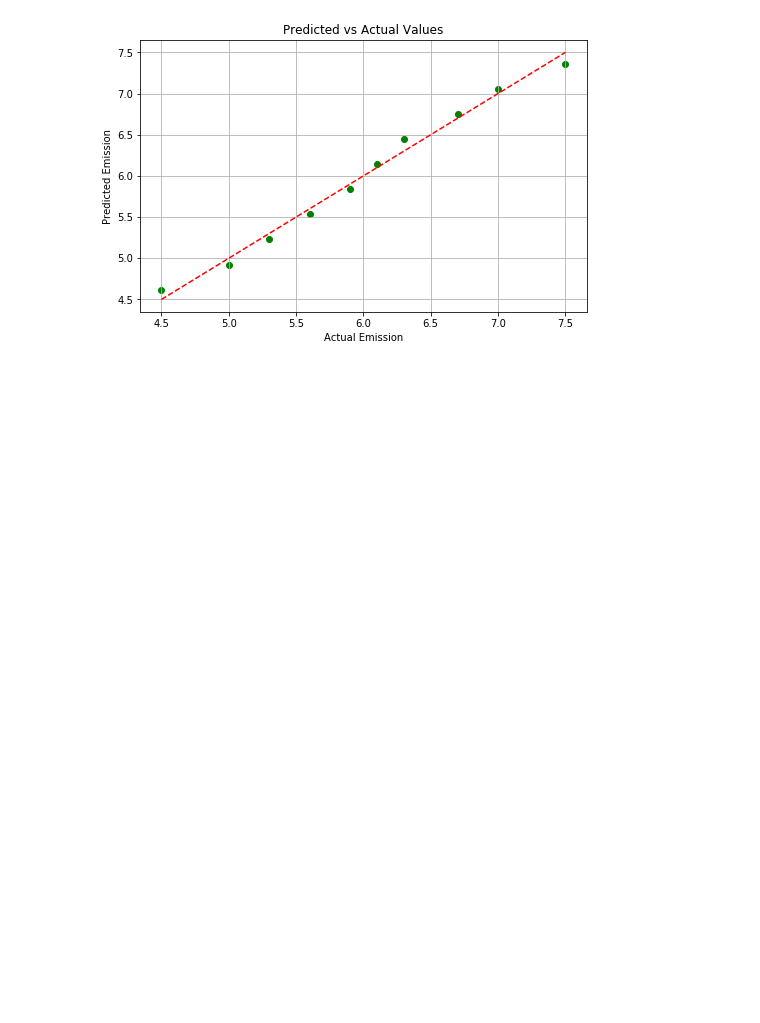
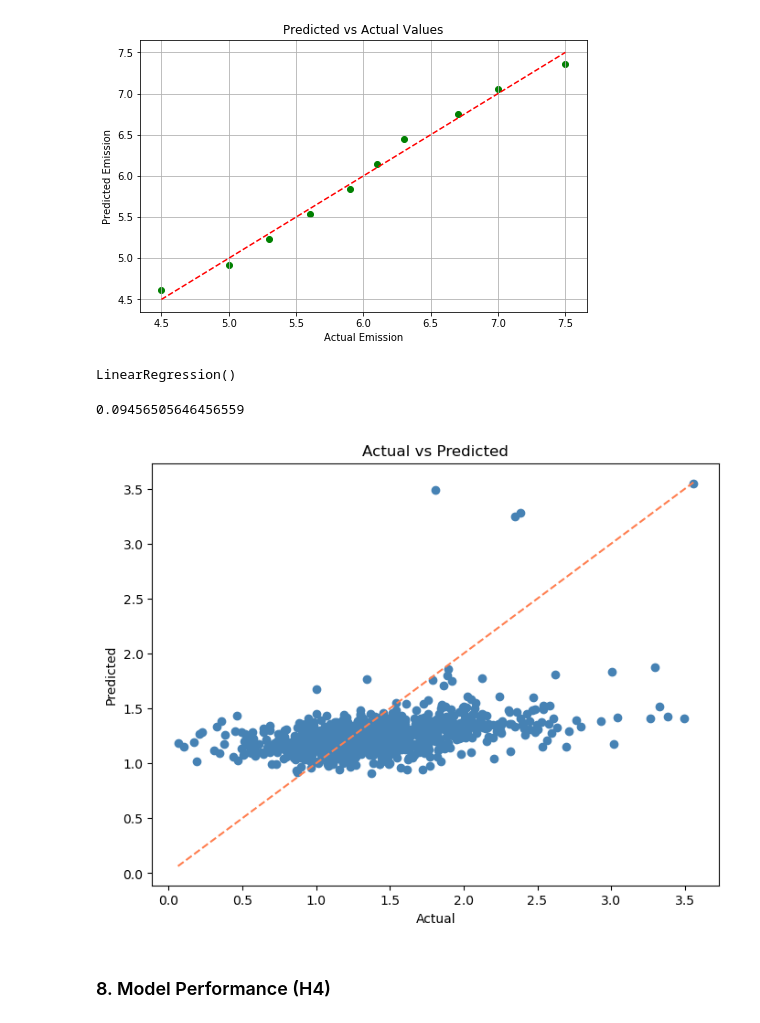
Before and after one commit to Mikateko0926/2401PTDS_Regression_Project, a Jupyter notebook: Regression Project CO2 emissions.ipynb, the cells around one changed output. Drawn from its saved outputs; the diff is of its cells as text; code cells hidden in the pictures; blank space fills up the shorter version.

Commit message:
Update Regression Project CO2 emissions.ipynb
Modeling, insights and model performance.

```diff
--- a/Regression Project CO2 emissions.ipynb
+++ b/Regression Project CO2 emissions.ipynb
@@ -800,0 +822,39 @@ plt.show()
+# %%
+final_df = pd.concat([cat_df,numeric_df], axis =1)
+
+def df_split(final_df, year = 2016):
+    final_df =final_df.copy()
+    x_train = final_df.loc[final_df.Year < year]
+    y_train = x_train["Average Temperature °C"]
+    x_train = x_train.drop(columns ="Average Temperature °C")
+
+    x_test =final_df.loc[final_df.Year >= year]
+    y_test =x_test["Average Temperature °C"]
+    x_test = x_test.drop(columns ="Average Temperature °C")
+    return x_train,y_train,x_test,y_test
+# %%
+x_train,y_train,x_test,y_test = df_split(final_df)
+# %%
+model_1=LinearRegression()
+model_1.fit(x_train,y_train)
+# %% [output]
+LinearRegression()
+# %%
+model_1.score(x_test,y_test)
+# %% [output]
+0.09456505646456559
+# %%
+y_pred = model_1.predict(x_test)
+
+# Plotting actual vs predicted
+plt.figure(figsize=(8, 6))
+plt.scatter(y_test, y_pred, color='steelblue')
+plt.plot([y_test.min(), y_test.max()], [y_test.min(), y_test.max()], linestyle='--', color='coral')
+plt.xlabel('Actual')
+plt.ylabel('Predicted')
+plt.title('Actual vs Predicted')
+plt.show()
+# %% [output]
+[figure, added]
+# %% [markdown]
+### 8. Model Performance (H4)  <a class="anchor" id="chapter8"></a>
```
Also changed, not shown: parts of 27 cells of this notebook.
